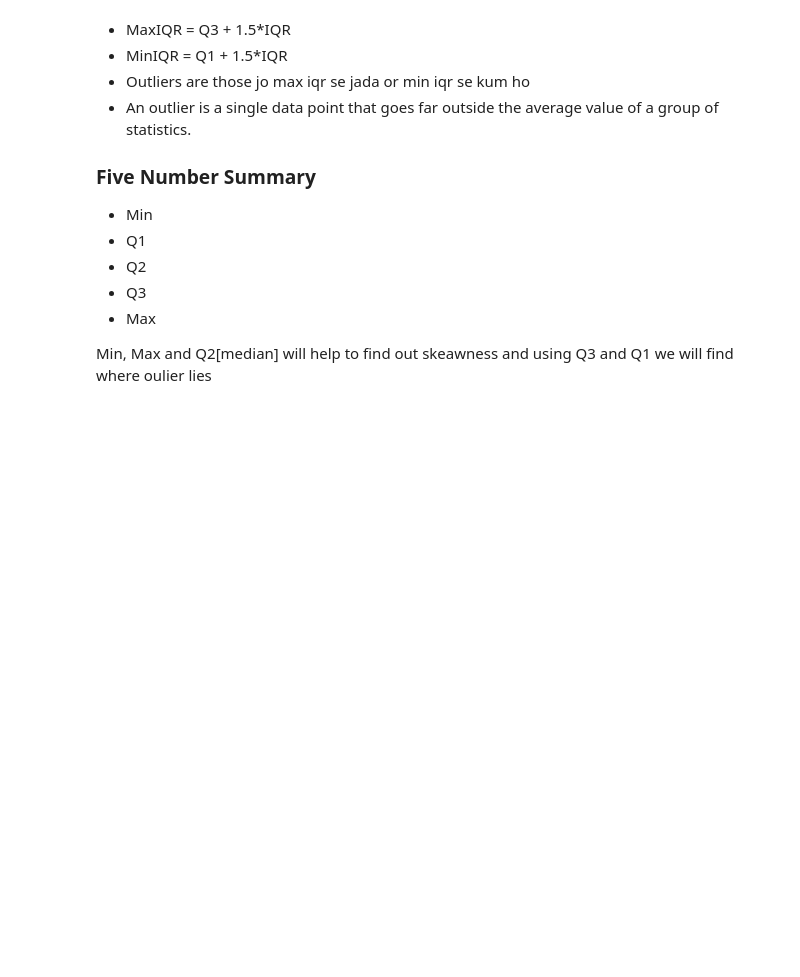
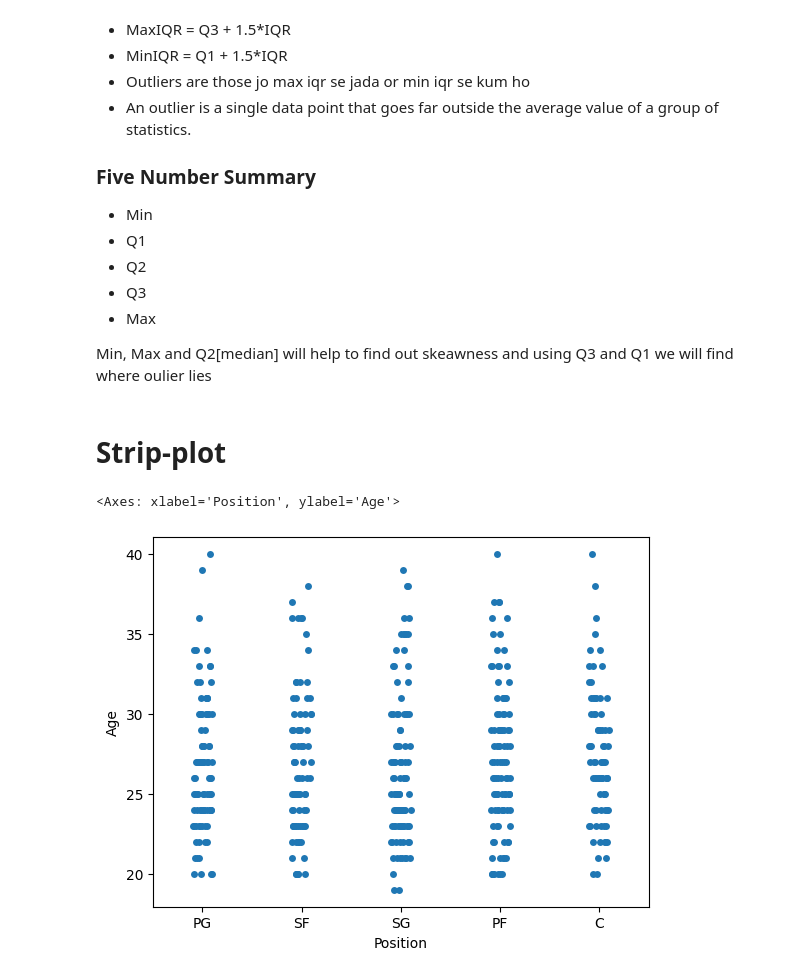
Before and after one commit to Akshat180/Data_Science_Class, a Jupyter notebook: Seaborn.ipynb, the cells around one changed output. Saved outputs shown, nothing was run; the diff lists cells and outputs as text; code cells hidden in the pictures; blank space fills up the shorter version.

```diff
--- a/Seaborn.ipynb
+++ b/Seaborn.ipynb
@@ -157,3 +157,10 @@ sns.boxplot(y = 'Position', x = 'Age', data = n)
 - Max
 
 Min, Max and Q2[median] will help to find out skeawness and using Q3 and Q1 we will find where oulier lies
+# %% [markdown]
+# Strip-plot
+# %%
+sns.stripplot(x='Position',y='Age',data=n)
+# %% [output]
+<Axes: xlabel='Position', ylabel='Age'>
+[figure, added]
```
Also changed, not shown: parts of 8 cells of this notebook.
